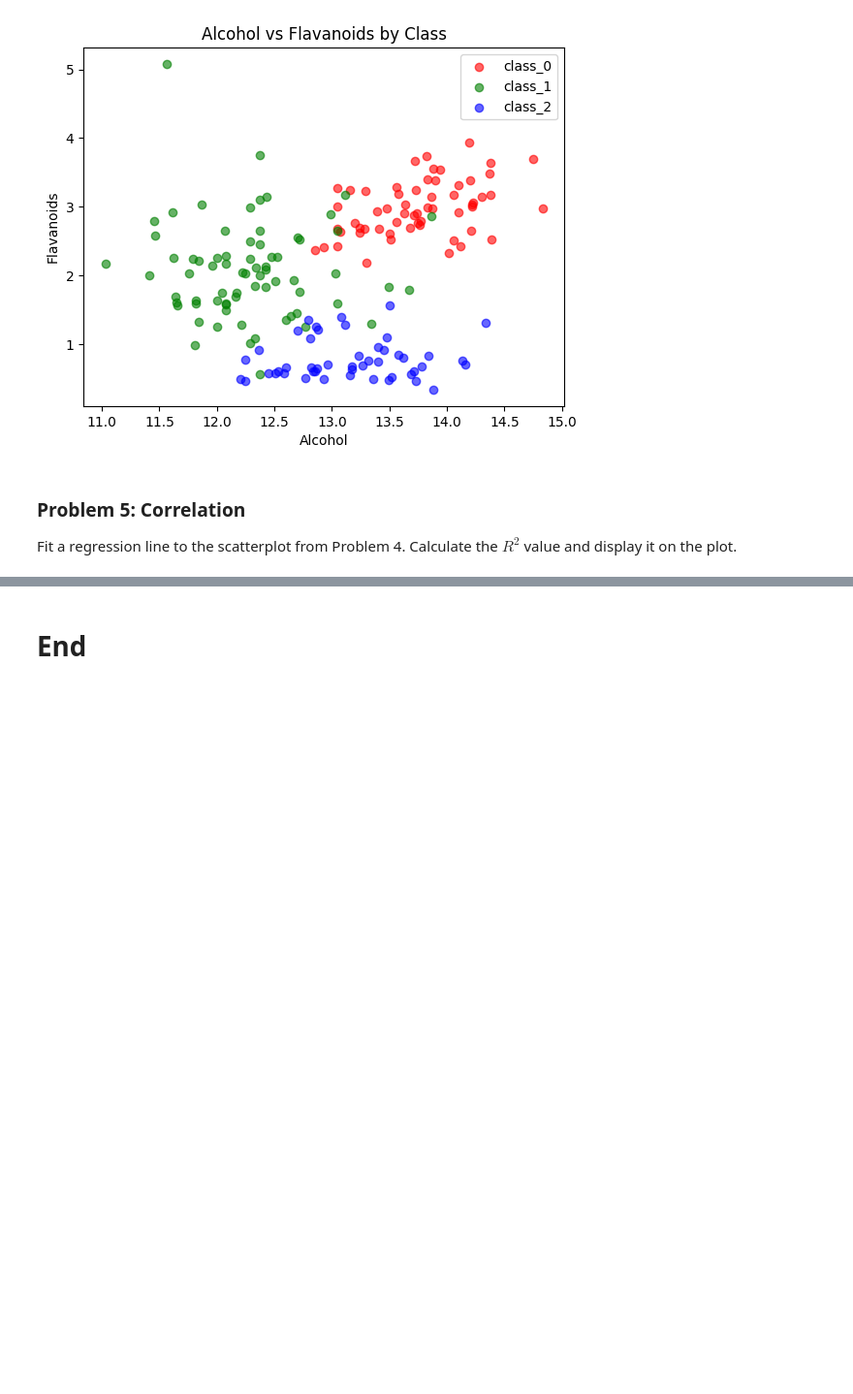
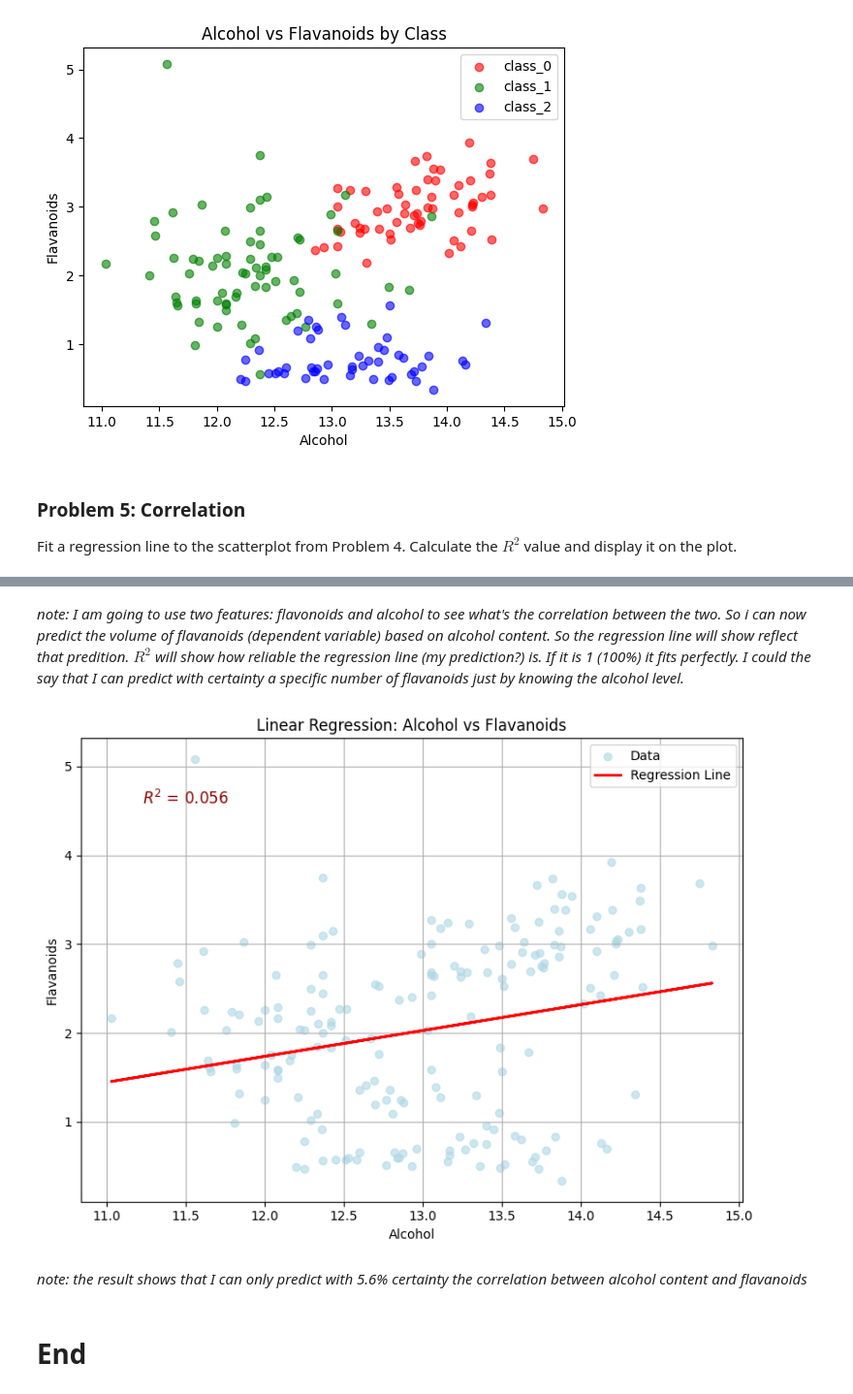
Before and after one commit to AnnaSikora29/principles_of_da, a Jupyter notebook: problems.ipynb, the cells around one changed output, grey strips where cells are left out. Shown at 97% size. Cells and saved outputs as stored; diff of their text form; code cells hidden in the pictures; blank space fills up the shorter version.

```diff
--- a/problems.ipynb
+++ b/problems.ipynb
@@ -641,0 +651,18 @@ Fit a regression line to the scatterplot from Problem 4. Calculate the
+# %%
+wine = load_wine()
+df = pd.DataFrame(wine.data, columns=wine.feature_names)
+df['target'] = wine.target
+# %% [markdown]
+*note: I am going to use two features: flavonoids and alcohol to see what's the correlation between the two. So i can now predict the volume of flavanoids (dependent variable) based on alcohol content. So the regression line will show reflect that predition. *$R^2$* will show how reliable the regression line (my prediction?) is. If it is 1 (100%) it fits perfectly. I could the say that I can predict with certainty a specific number of flavanoids just by knowing the alcohol level.*
+# %%
+X = df[['alcohol']]        # Feature must be a DataFrame (2D)
+y = df['flavanoids']       # Target is a Series (1D)
+# %%
+from sklearn.linear_model import LinearRegression
+
+# Create and fit the regression model
+model = LinearRegression()
+model.fit(X, y)
+
+# Predict values (flavanoids) based on alcohol
+y_pred = model.predict(X)
@@ -642,2 +674,28 @@ Fit a regression line to the scatterplot from Problem 4. Calculate the
+# %%
+import matplotlib.pyplot as plt
+
+# Plot the data points and the regression line
+plt.figure(figsize=(8, 6))
+plt.scatter(X, y, color='lightblue', alpha=0.6, label='Data')
+plt.plot(X, y_pred, color='red', linewidth=2, label='Regression Line')
+
+# Labels and R²
+plt.xlabel('Alcohol')
+plt.ylabel('Flavanoids')
+plt.title('Linear Regression: Alcohol vs Flavanoids')
+plt.text(x=df['alcohol'].min() + 0.2,
+         y=df['flavanoids'].max() - 0.5,
+         s=f'$R^2$ = {r2:.3f}',
+         fontsize=12,
+         color='darkred')
+
+plt.grid(True)
+plt.legend()
+plt.tight_layout()
+plt.show()
+# %% [output]
+[figure, added]
+# %% [markdown]
+*note: the result shows that I can only predict with 5.6% certainty the correlation between alcohol content and flavanoids*
 # %% [markdown]
 # End
```
Also changed, not shown: parts of 3 cells of this notebook.
